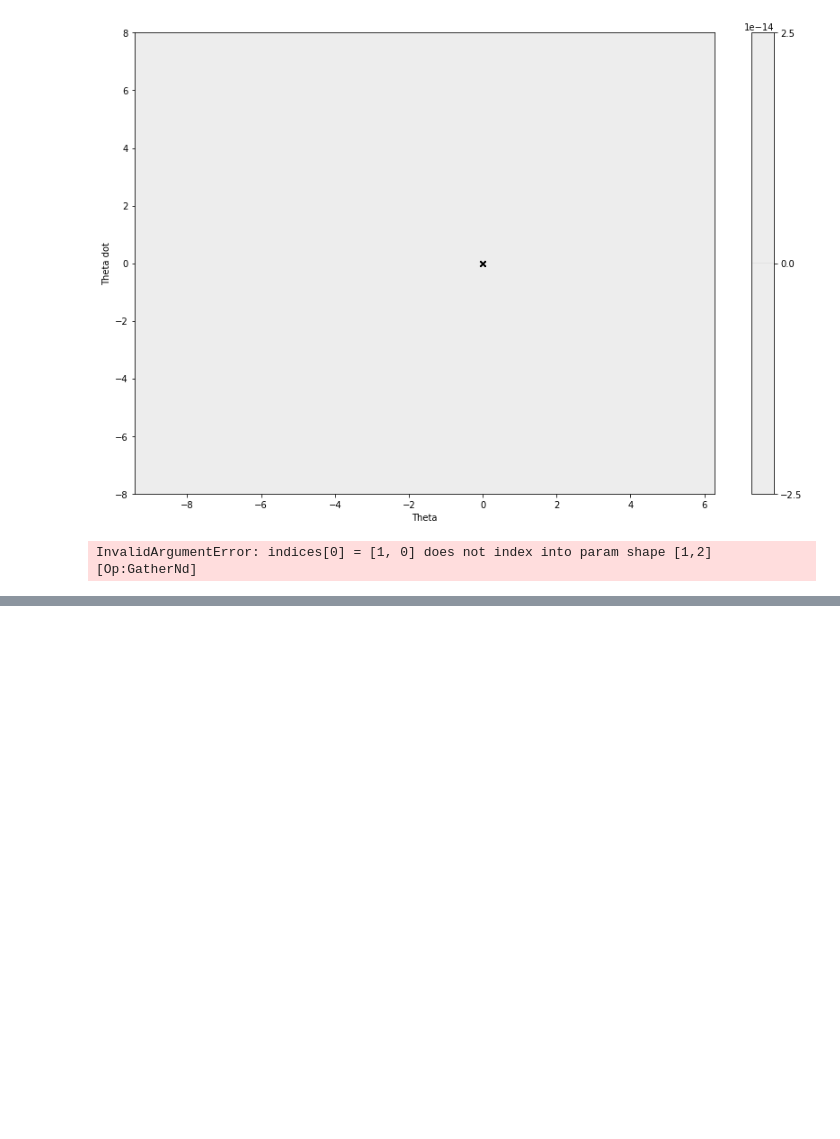
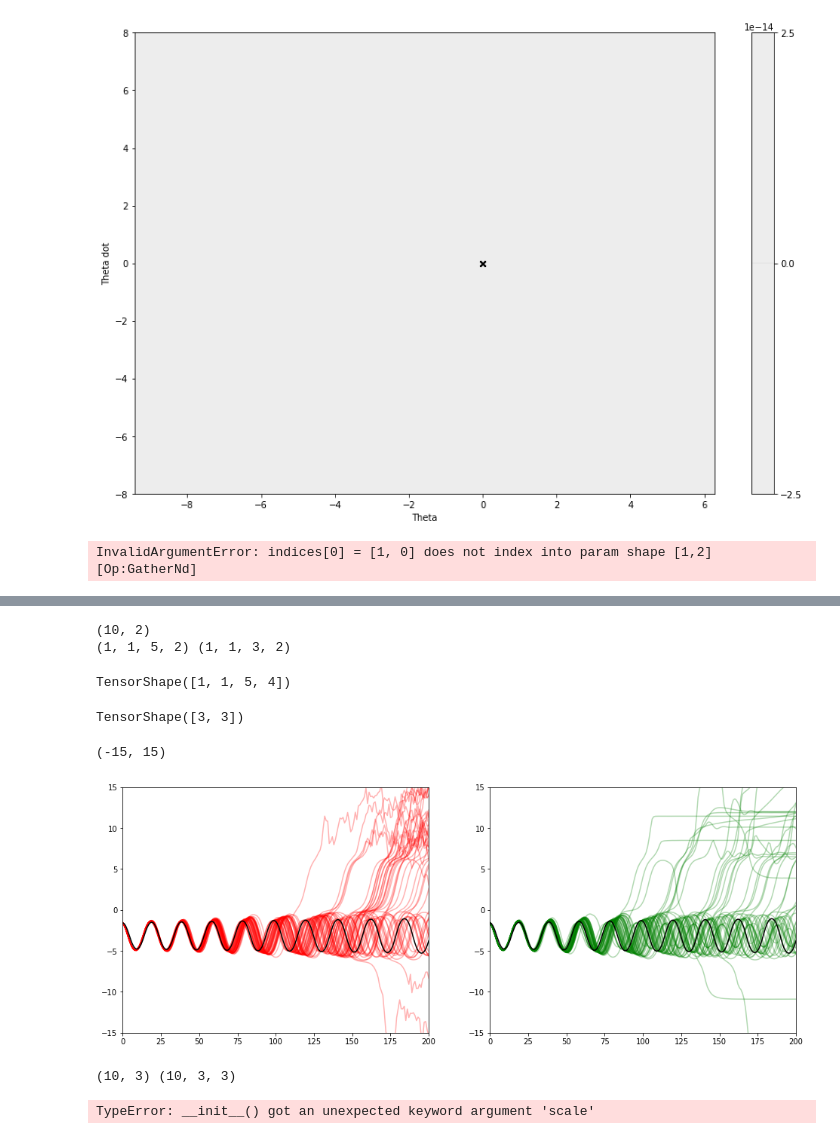
Before and after one commit to sbrml/pilco, a Jupyter notebook: notebooks/scratch.ipynb, the cells around one changed output, grey strips where cells are left out. Saved outputs shown, nothing was run; the diff lists cells and outputs as text; code cells hidden in the pictures; blank space fills up the shorter version.

```diff
--- a/notebooks/scratch.ipynb
+++ b/notebooks/scratch.ipynb
@@ -59,0 +124,16 @@ InvalidArgumentError: indices[0] = [1, 0] does not index into param shape [1,2]
+# %%
+print(X.shape)
+print(X[None, None, :-5, :].shape, X[None, None, :-7, :].shape)
+K = kernel(X[None, None, :-5, :], X[None, None, :-6, :][(0, 0)])
+
+K.shape
+# %% [output]
+(10, 2)
+(1, 1, 5, 2) (1, 1, 3, 2)
+TensorShape([1, 1, 5, 4])
+# %%
+normal = tfd.Normal(loc=10*tf.eye(3), scale=tf.eye(3))
+
+normal.sample().shape
+# %% [output]
+TensorShape([3, 3])
@@ -59,0 +223,35 @@ InvalidArgumentError: indices[0] = [1, 0] does not index into param shape [1,2]
+# %%
+plt.figure(figsize=(16, 6))
+plt.subplot(121)
+for i in range(num_rollouts):
+    plt.plot(np.arange(horizon + 1), not_states[i, 0, 0].numpy(), color='red', alpha=0.3)
+
+plt.plot(np.arange(horizon + 1), real_states[0, :], color='k')
+
+
+plt.xlim([0, horizon])
+plt.ylim([-15, 15])
+
+plt.subplot(122)
+for i in range(num_rollouts):
+    plt.plot(np.arange(horizon + 1), rec_states[i, 0, 0].numpy(), color='green', alpha=0.3)
+
+plt.plot(np.arange(horizon + 1), real_states[0, :], color='k')
+
+plt.xlim([0, horizon])
+plt.ylim([-15, 15])
+# %% [output]
+(-15, 15)
+[figure, added]
+# %%
+loc = tf.stack([tf.zeros(3)] * 10, axis=0)
+scale = tf.stack([tf.eye(3)] * 10, axis=0)
+
+print(loc.shape, scale.shape)
+
+dist = tfp.distributions.MultivariateNormalFullCovariance(loc=loc, scale=scale)
+
+dist.kl_divergence(dist)
+# %% [output]
+(10, 3) (10, 3, 3)
+TypeError: __init__() got an unexpected keyword argument 'scale'
```
Also changed, not shown: parts of 7 cells of this notebook, 3 other files.
